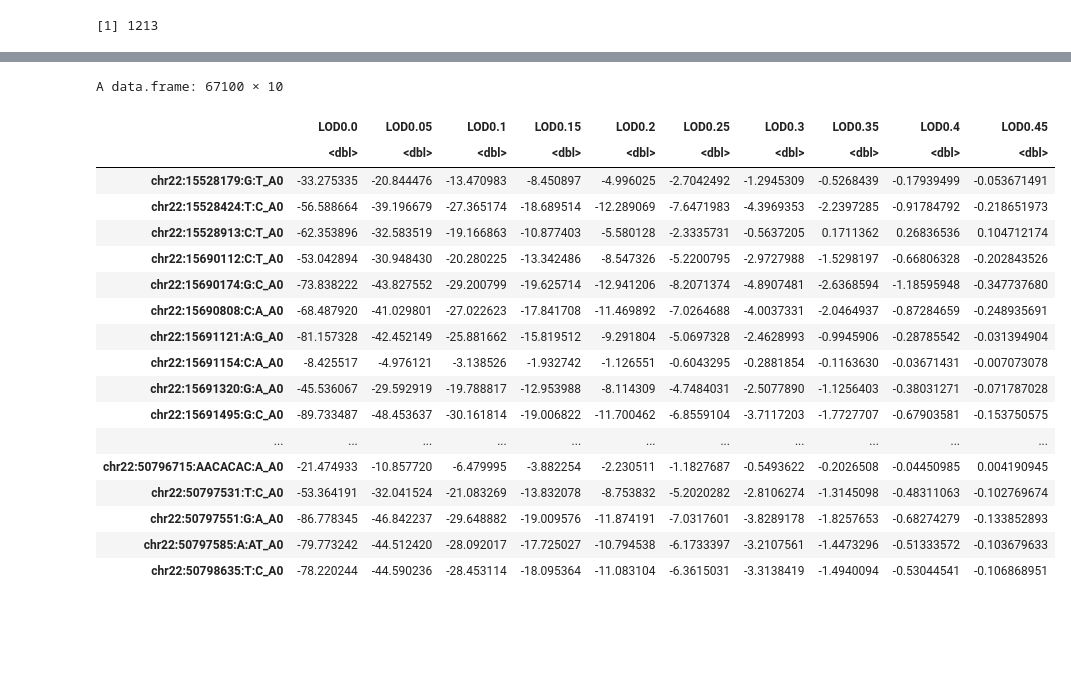
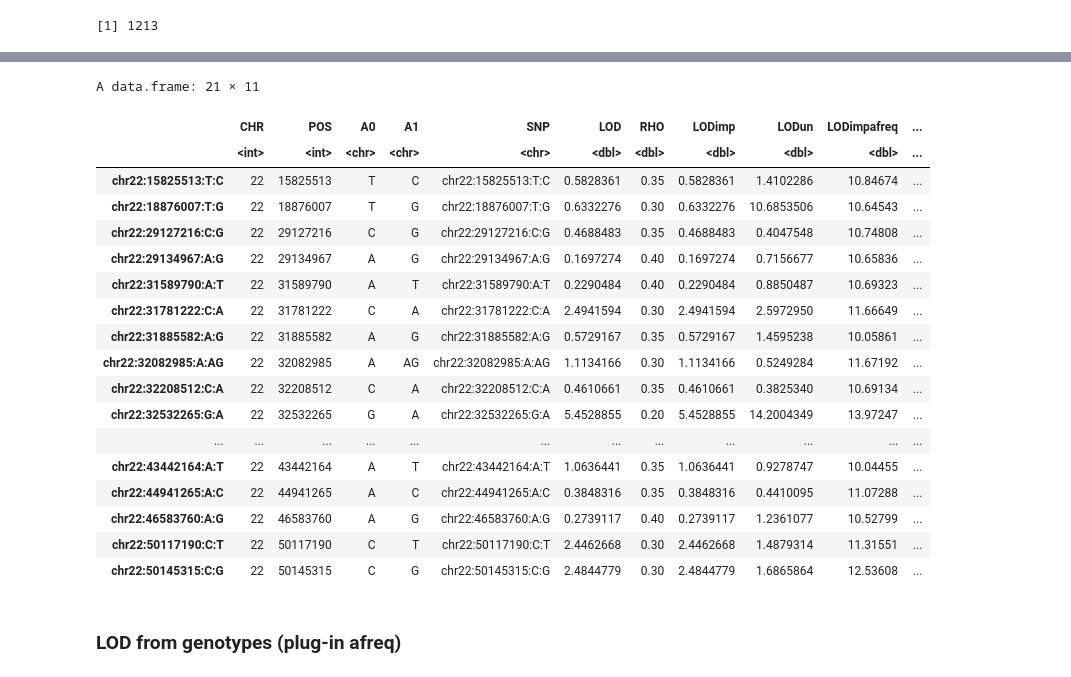
Before and after one commit to gaow/SEQLinkage, a Jupyter notebook: nbs/Result_summary_R.ipynb, the cells around one changed output, grey strips where cells are left out. Drawn from its saved outputs; the diff is of its cells as text; code cells hidden in the pictures; blank space fills up the shorter version.

```diff
--- a/nbs/Result_summary_R.ipynb
+++ b/nbs/Result_summary_R.ipynb
@@ -175,5 +175,5 @@ A data.frame: 6 × 10
 # %%
 grid_chr22=grid_chr22[row.names(unimp_res1),]
 # %%
-grid_chr22$LODimpafreq=apply(unimp_res1,1,max)
+grid_chr22$LODafreq=apply(unimp_res1,1,max)
 # %%
@@ -187,22 +187,24 @@ manhattan(grid_chr22, chr="CHR", bp="POS", snp="SNP", p="LODimpafreq",suggestive
 # %%
-unimp_res1
+grid_chr22[grid_chr22$LODafreq>10,]
 # %% [output]
-A data.frame: 67100 × 10
+A data.frame: 21 × 11
-|  | LOD0.0 | LOD0.05 | LOD0.1 | LOD0.15 | LOD0.2 | LOD0.25 | LOD0.3 | LOD0.35 | LOD0.4 | LOD0.45 |
-|  | <dbl> | <dbl> | <dbl> | <dbl> | <dbl> | <dbl> | <dbl> | <dbl> | <dbl> | <dbl> |
-| chr22:15528179:G:T_A0 | -33.275335 | -20.844476 | -13.470983 | -8.450897 | -4.996025 | -2.7042492 | -1.2945309 | -0.5268439 | -0.17939499 | -0.053671491 |
-| chr22:15528424:T:C_A0 | -56.588664 | -39.196679 | -27.365174 | -18.689514 | -12.289069 | -7.6471983 | -4.3969353 | -2.2397285 | -0.91784792 | -0.218651973 |
-| chr22:15528913:C:T_A0 | -62.353896 | -32.583519 | -19.166863 | -10.877403 | -5.580128 | -2.3335731 | -0.5637205 | 0.1711362 | 0.26836536 | 0.104712174 |
-| chr22:15690112:C:T_A0 | -53.042894 | -30.948430 | -20.280225 | -13.342486 | -8.547326 | -5.2200795 | -2.9727988 | -1.5298197 | -0.66806328 | -0.202843526 |
-| chr22:15690174:G:C_A0 | -73.838222 | -43.827552 | -29.200799 | -19.625714 | -12.941206 | -8.2071374 | -4.8907481 | -2.6368594 | -1.18595948 | -0.347737680 |
-| chr22:15690808:C:A_A0 | -68.487920 | -41.029801 | -27.022623 | -17.841708 | -11.469892 | -7.0264688 | -4.0037331 | -2.0464937 | -0.87284659 | -0.248935691 |
-| chr22:15691121:A:G_A0 | -81.157328 | -42.452149 | -25.881662 | -15.819512 | -9.291804 | -5.0697328 | -2.4628993 | -0.9945906 | -0.28785542 | -0.031394904 |
-| chr22:15691154:C:A_A0 | -8.425517 | -4.976121 | -3.138526 | -1.932742 | -1.126551 | -0.6043295 | -0.2881854 | -0.1163630 | -0.03671431 | -0.007073078 |
-| chr22:15691320:G:A_A0 | -45.536067 | -29.592919 | -19.788817 | -12.953988 | -8.114309 | -4.7484031 | -2.5077890 | -1.1256403 | -0.38031271 | -0.071787028 |
-| chr22:15691495:G:C_A0 | -89.733487 | -48.453637 | -30.161814 | -19.006822 | -11.700462 | -6.8559104 | -3.7117203 | -1.7727707 | -0.67903581 | -0.153750575 |
-| ... | ... | ... | ... | ... | ... | ... | ... | ... | ... | ... |
-| chr22:50796715:AACACAC:A_A0 | -21.474933 | -10.857720 | -6.479995 | -3.882254 | -2.230511 | -1.1827687 | -0.5493622 | -0.2026508 | -0.04450985 | 0.004190945 |
-| chr22:50797531:T:C_A0 | -53.364191 | -32.041524 | -21.083269 | -13.832078 | -8.753832 | -5.2020282 | -2.8106274 | -1.3145098 | -0.48311063 | -0.102769674 |
-| chr22:50797551:G:A_A0 | -86.778345 | -46.842237 | -29.648882 | -19.009576 | -11.874191 | -7.0317601 | -3.8289178 | -1.8257653 | -0.68274279 | -0.133852893 |
-| chr22:50797585:A:AT_A0 | -79.773242 | -44.512420 | -28.092017 | -17.725027 | -10.794538 | -6.1733397 | -3.2107561 | -1.4473296 | -0.51333572 | -0.103679633 |
-| chr22:50798635:T:C_A0 | -78.220244 | -44.590236 | -28.453114 | -18.095364 | -11.083104 | -6.3615031 | -3.3138419 | -1.4940094 | -0.53044541 | -0.106868951 |
+|  | CHR | POS | A0 | A1 | SNP | LOD | RHO | LODimp | LODun | LODimpafreq | ... |
+|  | <int> | <int> | <chr> | <chr> | <chr> | <dbl> | <dbl> | <dbl> | <dbl> | <dbl> | ... |
+| chr22:15825513:T:C | 22 | 15825513 | T | C | chr22:15825513:T:C | 0.5828361 | 0.35 | 0.5828361 | 1.4102286 | 10.84674 | ... |
+| chr22:18876007:T:G | 22 | 18876007 | T | G | chr22:18876007:T:G | 0.6332276 | 0.30 | 0.6332276 | 10.6853506 | 10.64543 | ... |
+| chr22:29127216:C:G | 22 | 29127216 | C | G | chr22:29127216:C:G | 0.4688483 | 0.35 | 0.4688483 | 0.4047548 | 10.74808 | ... |
+| chr22:29134967:A:G | 22 | 29134967 | A | G | chr22:29134967:A:G | 0.1697274 | 0.40 | 0.1697274 | 0.7156677 | 10.65836 | ... |
+| chr22:31589790:A:T | 22 | 31589790 | A | T | chr22:31589790:A:T | 0.2290484 | 0.40 | 0.2290484 | 0.8850487 | 10.69323 | ... |
+| chr22:31781222:C:A | 22 | 31781222 | C | A | chr22:31781222:C:A | 2.4941594 | 0.30 | 2.4941594 | 2.5972950 | 11.66649 | ... |
+| chr22:31885582:A:G | 22 | 31885582 | A | G | chr22:31885582:A:G | 0.5729167 | 0.35 | 0.5729167 | 1.4595238 | 10.05861 | ... |
+| chr22:32082985:A:AG | 22 | 32082985 | A | AG | chr22:32082985:A:AG | 1.1134166 | 0.30 | 1.1134166 | 0.5249284 | 11.67192 | ... |
+| chr22:32208512:C:A | 22 | 32208512 | C | A | chr22:32208512:C:A | 0.4610661 | 0.35 | 0.4610661 | 0.3825340 | 10.69134 | ... |
+| chr22:32532265:G:A | 22 | 32532265 | G | A | chr22:32532265:G:A | 5.4528855 | 0.20 | 5.4528855 | 14.2004349 | 13.97247 | ... |
+| ... | ... | ... | ... | ... | ... | ... | ... | ... | ... | ... | ... |
+| chr22:43442164:A:T | 22 | 43442164 | A | T | chr22:43442164:A:T | 1.0636441 | 0.35 | 1.0636441 | 0.9278747 | 10.04455 | ... |
+| chr22:44941265:A:C | 22 | 44941265 | A | C | chr22:44941265:A:C | 0.3848316 | 0.35 | 0.3848316 | 0.4410095 | 11.07288 | ... |
+| chr22:46583760:A:G | 22 | 46583760 | A | G | chr22:46583760:A:G | 0.2739117 | 0.40 | 0.2739117 | 1.2361077 | 10.52799 | ... |
+| chr22:50117190:C:T | 22 | 50117190 | C | T | chr22:50117190:C:T | 2.4462668 | 0.30 | 2.4462668 | 1.4879314 | 11.31551 | ... |
+| chr22:50145315:C:G | 22 | 50145315 | C | G | chr22:50145315:C:G | 2.4844779 | 0.30 | 2.4844779 | 1.6865864 | 12.53608 | ... |
+# %% [markdown]
+### LOD from genotypes (plug-in afreq)
```
Also changed, not shown: parts of 12 cells of this notebook, 13 other files.
